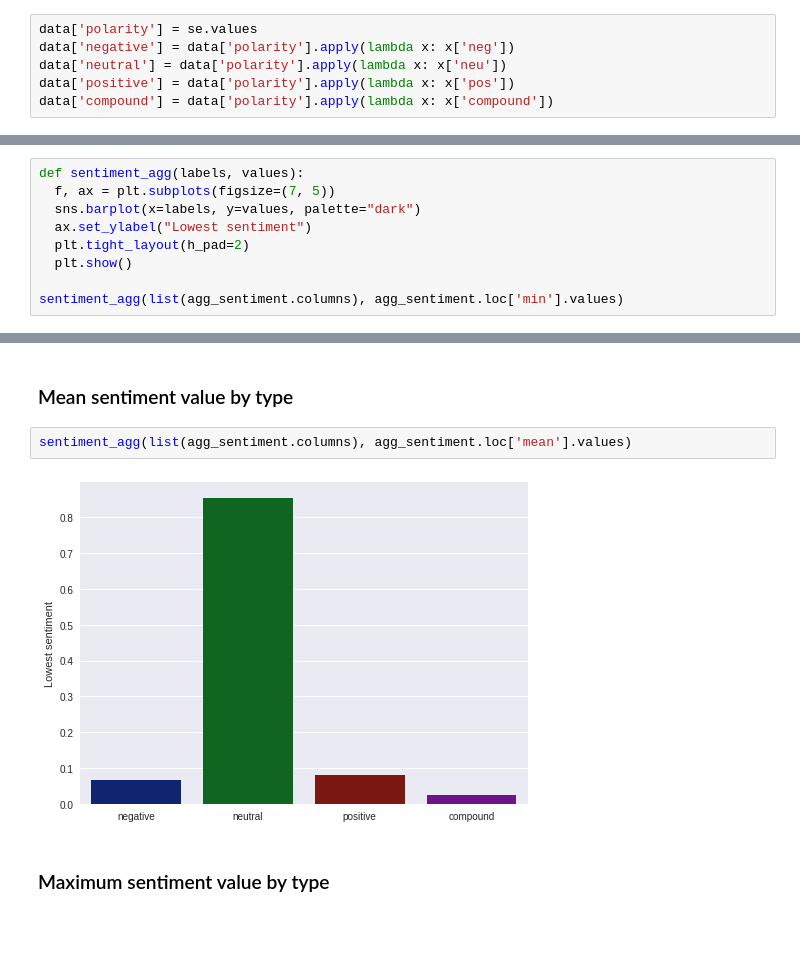
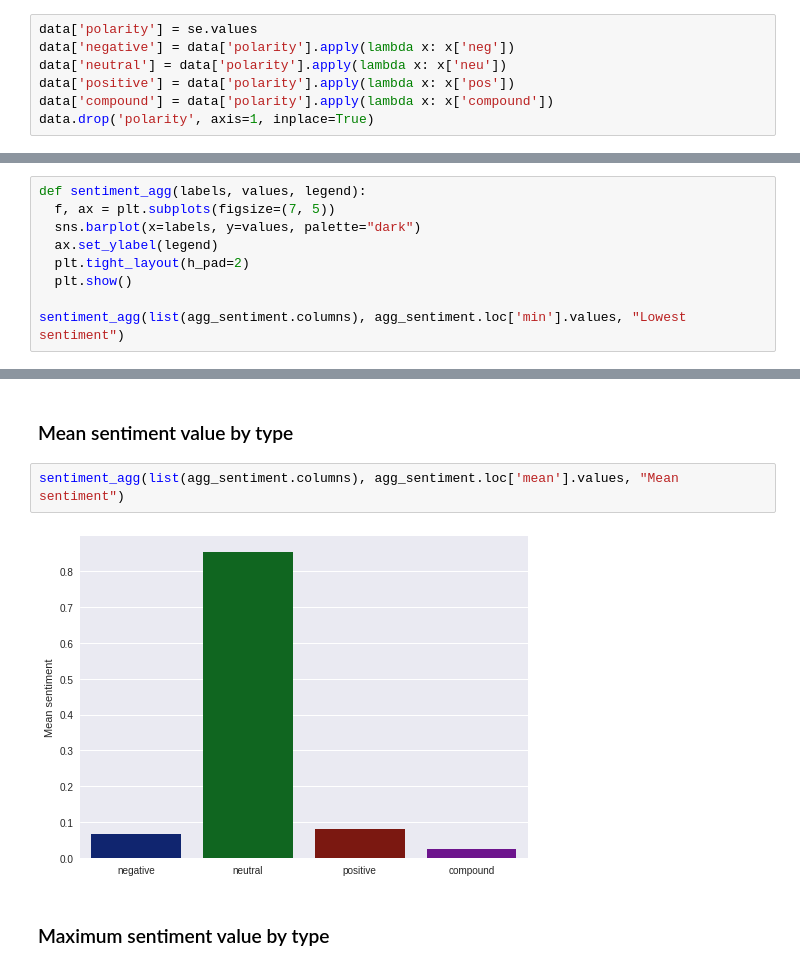
Before and after one commit to dimitreOliveira/MachineLearning, a Jupyter notebook: Courses/Data Lit/1 Data Collection/Twitter_Sentiment_Analysis.ipynb, the cells around one changed output, grey strips where cells are left out. Cells and saved outputs as stored; diff of their text form; blank space fills up the shorter version.

Commit message:
Update Data Lit Course - Data Collection material
Updated  Data Lit - Data Collection material - Twitter Sentiment Analysis
* Graphs labels fix

```diff
--- a/Courses/Data Lit/1 Data Collection/Twitter_Sentiment_Analysis.ipynb
+++ b/Courses/Data Lit/1 Data Collection/Twitter_Sentiment_Analysis.ipynb
@@ -80,6 +80,7 @@ data['negative'] = data['polarity'].apply(lambda x: x['neg'])
 data['neutral'] = data['polarity'].apply(lambda x: x['neu'])
 data['positive'] = data['polarity'].apply(lambda x: x['pos'])
 data['compound'] = data['polarity'].apply(lambda x: x['compound'])
+data.drop('polarity', axis=1, inplace=True)
 # %%
 display(data.head(10))
 # %% [output]
@@ -108,22 +109,22 @@ display(agg_sentiment)
 # %% [markdown]
 ### Lowest sentiment value by type
 # %%
-def sentiment_agg(labels, values):
+def sentiment_agg(labels, values, legend):
   f, ax = plt.subplots(figsize=(7, 5))
   sns.barplot(x=labels, y=values, palette="dark")
-  ax.set_ylabel("Lowest sentiment")
+  ax.set_ylabel(legend)
   plt.tight_layout(h_pad=2)
   plt.show()
 
-sentiment_agg(list(agg_sentiment.columns), agg_sentiment.loc['min'].values)
+sentiment_agg(list(agg_sentiment.columns), agg_sentiment.loc['min'].values, "Lowest sentiment")
 # %% [output]
 [figure]
 # %% [markdown]
 ### Mean sentiment value by type
 # %%
-sentiment_agg(list(agg_sentiment.columns), agg_sentiment.loc['mean'].values)
+sentiment_agg(list(agg_sentiment.columns), agg_sentiment.loc['mean'].values, "Mean sentiment")
 # %% [output]
-[figure, old version]
+[figure, new version]
 # %% [markdown]
 ### Maximum sentiment value by type
 # %%
```
Also changed, not shown: parts of 4 cells of this notebook.
